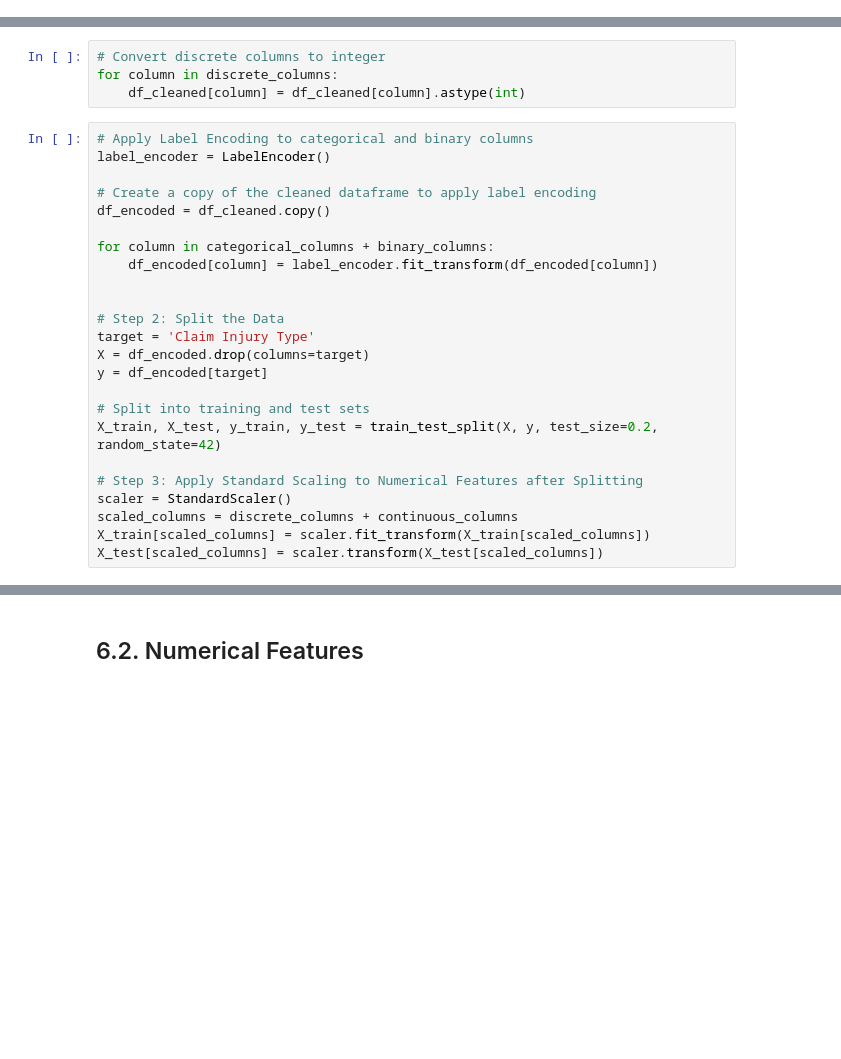
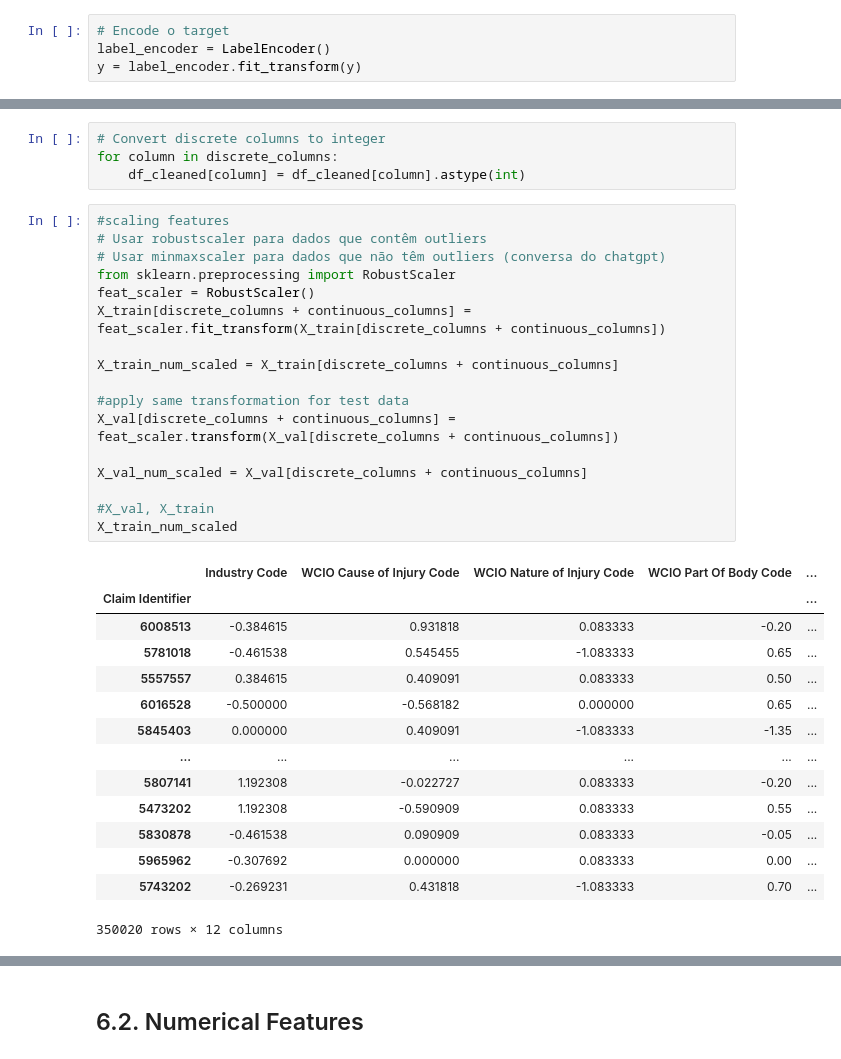
Before and after one commit to xandga/Machine_Learning_project, a Jupyter notebook: Deliverables/Notebook.ipynb, the cells around one changed output, grey strips where cells are left out. Drawn from its saved outputs; the diff is of its cells as text; blank space fills up the shorter version.

```diff
--- a/Deliverables/Notebook.ipynb
+++ b/Deliverables/Notebook.ipynb
@@ -1642,0 +1722,4 @@ df_cleaned.describe(include='O').T
+# %%
+# Encode o target
+label_encoder = LabelEncoder()
+y = label_encoder.fit_transform(y)
@@ -1687,27 +1808,35 @@ from sklearn.pipeline import Pipeline
 # Convert discrete columns to integer
 for column in discrete_columns:
     df_cleaned[column] = df_cleaned[column].astype(int)
-# %%
-# Apply Label Encoding to categorical and binary columns
-label_encoder = LabelEncoder()
-
-# Create a copy of the cleaned dataframe to apply label encoding
-df_encoded = df_cleaned.copy()
-
-for column in categorical_columns + binary_columns:
-    df_encoded[column] = label_encoder.fit_transform(df_encoded[column])
-
-
-# Step 2: Split the Data
-target = 'Claim Injury Type'
-X = df_encoded.drop(columns=target)
-y = df_encoded[target]
-
-# Split into training and test sets
-X_train, X_test, y_train, y_test = train_test_split(X, y, test_size=0.2, random_state=42)
-
-# Step 3: Apply Standard Scaling to Numerical Features after Splitting
-scaler = StandardScaler()
-scaled_columns = discrete_columns + continuous_columns
-X_train[scaled_columns] = scaler.fit_transform(X_train[scaled_columns])
-X_test[scaled_columns] = scaler.transform(X_test[scaled_columns])
+# %%
+#scaling features
+# Usar robustscaler para dados que contêm outliers
+# Usar minmaxscaler para dados que não têm outliers (conversa do chatgpt)
+from sklearn.preprocessing import RobustScaler
+feat_scaler = RobustScaler()
+X_train[discrete_columns + continuous_columns] = feat_scaler.fit_transform(X_train[discrete_columns + continuous_columns])
+
+X_train_num_scaled = X_train[discrete_columns + continuous_columns]
+
+#apply same transformation for test data
+X_val[discrete_columns + continuous_columns] = feat_scaler.transform(X_val[discrete_columns + continuous_columns])
+
+X_val_num_scaled = X_val[discrete_columns + continuous_columns]
+
+#X_val, X_train
+X_train_num_scaled
+# %% [output]
+|  | Industry Code | WCIO Cause of Injury Code | WCIO Nature of Injury Code | WCIO Part Of Body Code | ... |
+| Claim Identifier |  |  |  |  | ... |
+| 6008513 | -0.384615 | 0.931818 | 0.083333 | -0.20 | ... |
+| 5781018 | -0.461538 | 0.545455 | -1.083333 | 0.65 | ... |
+| 5557557 | 0.384615 | 0.409091 | 0.083333 | 0.50 | ... |
+| 6016528 | -0.500000 | -0.568182 | 0.000000 | 0.65 | ... |
+| 5845403 | 0.000000 | 0.409091 | -1.083333 | -1.35 | ... |
+| ... | ... | ... | ... | ... | ... |
+| 5807141 | 1.192308 | -0.022727 | 0.083333 | -0.20 | ... |
+| 5473202 | 1.192308 | -0.590909 | 0.083333 | 0.55 | ... |
+| 5830878 | -0.461538 | 0.090909 | 0.083333 | -0.05 | ... |
+| 5965962 | -0.307692 | 0.000000 | 0.083333 | 0.00 | ... |
+| 5743202 | -0.269231 | 0.431818 | -1.083333 | 0.70 | ... |
+350020 rows × 12 columns
```
Also changed, not shown: parts of 32 cells of this notebook.
